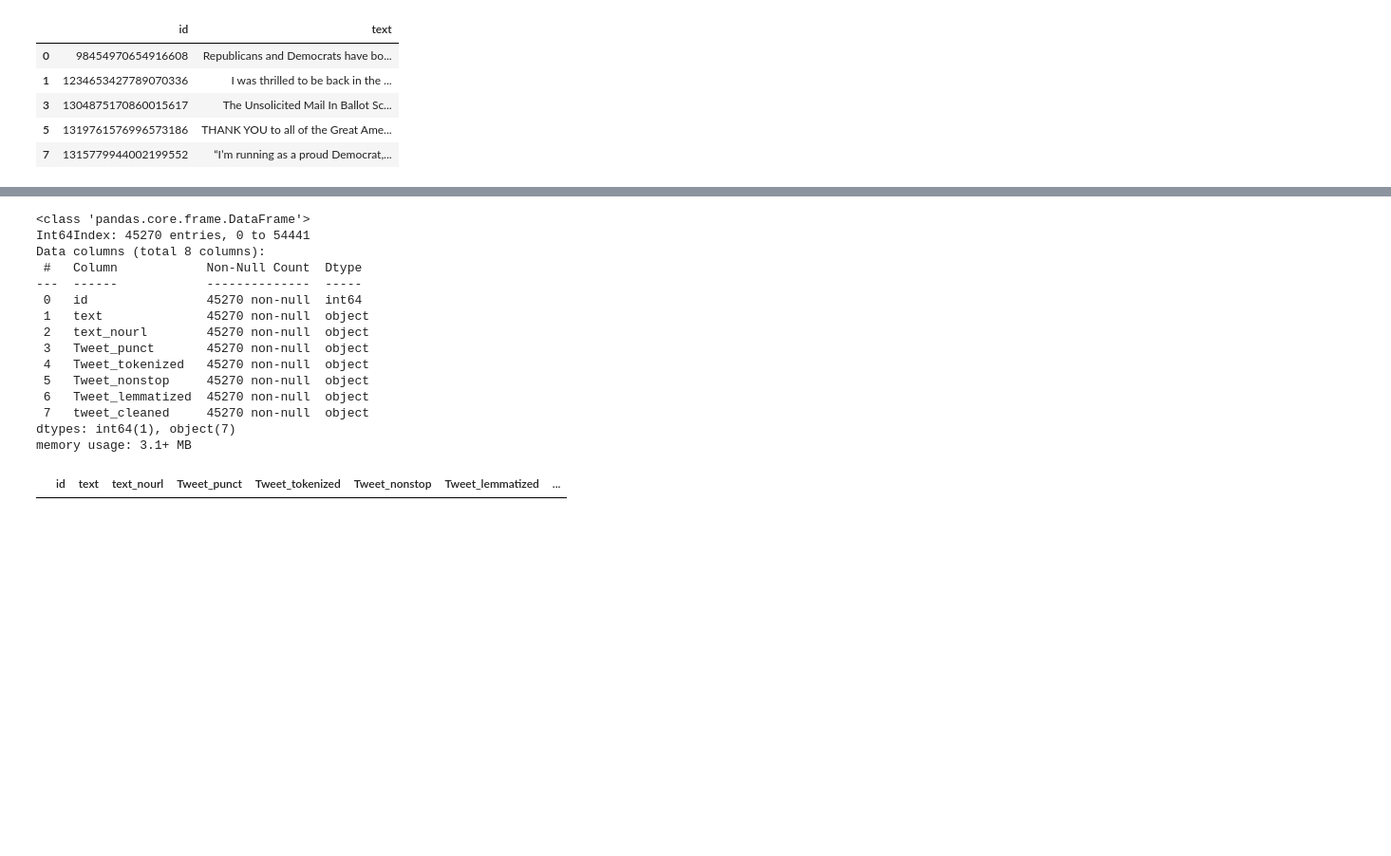
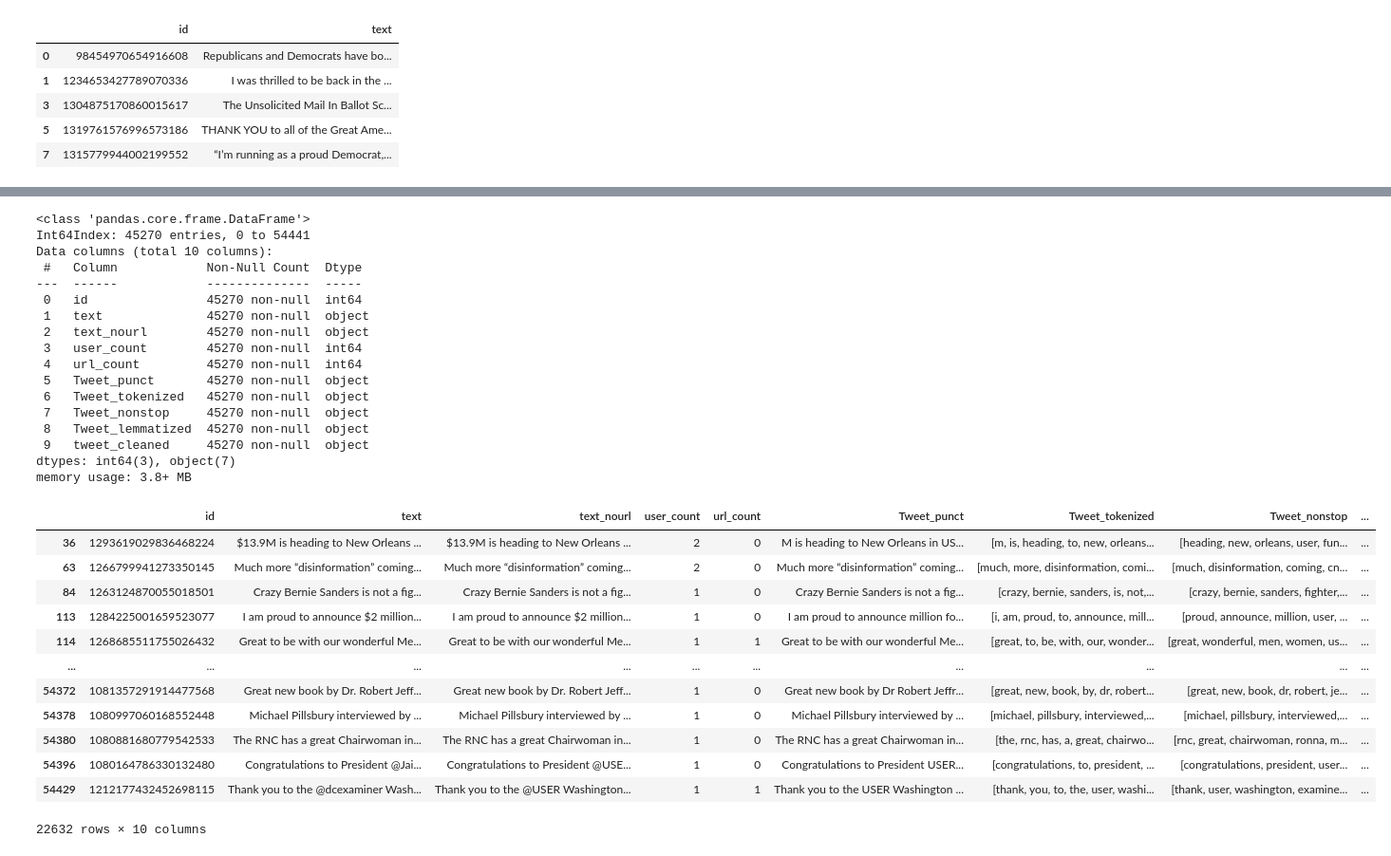
Before and after one commit to cdesch/tweets_processing, a Jupyter notebook: notebooks/text_cleaning.ipynb, the cells around one changed output, grey strips where cells are left out. Shown: that part at 95% size. Drawn from its saved outputs; the diff is of its cells as text; code cells hidden in the pictures; blank space fills up the shorter version.

```diff
--- a/notebooks/text_cleaning.ipynb
+++ b/notebooks/text_cleaning.ipynb
@@ -68,5 +68,5 @@ plt.show()
 # %%
-special_words = ["realdonaldtrump", "amp", "u"]
+special_words = ["realdonaldtrump", "amp", "u", '', 'url']
 
 def remove_punct(text):
     """
@@ -110,6 +110,8 @@ def replace_username(txt):
 def replace_url(txt):
     return re.sub(r'http\S+','_URL_ ', txt)
 
+def replace_hashtag(txt):
+    return re.sub(r'#\w+','_HASHTAG_ ', txt)
 
 def remove_url(txt):
     """Replace URLs found in a text string with nothing
@@ -126,6 +128,11 @@ def remove_url(txt):
     """
 
     return " ".join(re.sub("([^0-9A-Za-z \t])|(\w+:\/\/\S+)", "", txt).split())
+
+def count_urls(text):
+    pass
+
+# def count_users(text):
 # %%
 tweet_df.head()
 # %% [output]
@@ -138,7 +145,13 @@ tweet_df.head()
 # %%
 # tweet_df['text_nourl'] = tweet_df['text'].apply(lambda x: remove_url(x))
 tweet_df['text_nourl'] = tweet_df['text'].apply(lambda x: replace_url(x))
-# < -- Count number of these
+tweet_df['text_nourl'] = tweet_df['text_nourl'].apply(lambda x: replace_username(x))
+print(tweet_df['text_nourl'].str.count("@USER").sum())
+
+# Count User Mentions/URLS
+tweet_df['user_count'] = tweet_df['text_nourl'].str.count("@USER")
+tweet_df['url_count'] = tweet_df['text_nourl'].str.count("_URL_")
+
 # tweet_df.head()
 # Remove usernames
 tweet_df['Tweet_punct'] = tweet_df['text_nourl'].apply(lambda x: remove_punct(x))
@@ -202,22 +216,36 @@ plt.show()
 # %%
 tweet_df.info()
 # tweet_df.loc[(tweet_df['tweet_cleaned']>=100) & (df['Age']< 60) & (df['FT_Team'].str.startswith('S')),['Name','FT_Team']]
-tweet_df[tweet_df["tweet_cleaned"].apply(lambda x: 'u' in x)]
+tweet_df[tweet_df["tweet_cleaned"].apply(lambda x: 'user' in x)]
 #Filter by item in list in pandas cell
 # %% [output]
 <class 'pandas.core.frame.DataFrame'>
 Int64Index: 45270 entries, 0 to 54441
-Data columns (total 8 columns):
+Data columns (total 10 columns):
  #   Column            Non-Null Count  Dtype
 ---  ------            --------------  -----
  0   id                45270 non-null  int64
  1   text              45270 non-null  object
  2   text_nourl        45270 non-null  object
- 3   Tweet_punct       45270 non-null  object
- 4   Tweet_tokenized   45270 non-null  object
- 5   Tweet_nonstop     45270 non-null  object
- 6   Tweet_lemmatized  45270 non-null  object
- 7   tweet_cleaned     45270 non-null  object
-dtypes: int64(1), object(7)
-memory usage: 3.1+ MB
+ 3   user_count        45270 non-null  int64
+ 4   url_count         45270 non-null  int64
+ 5   Tweet_punct       45270 non-null  object
+ 6   Tweet_tokenized   45270 non-null  object
+ 7   Tweet_nonstop     45270 non-null  object
+ 8   Tweet_lemmatized  45270 non-null  object
+ 9   tweet_cleaned     45270 non-null  object
+dtypes: int64(3), object(7)
+memory usage: 3.8+ MB
-|  | id | text | text_nourl | Tweet_punct | Tweet_tokenized | Tweet_nonstop | Tweet_lemmatized | ... |
+|  | id | text | text_nourl | user_count | url_count | Tweet_punct | Tweet_tokenized | Tweet_nonstop | ... |
+| 36 | 1293619029836468224 | $13.9M is heading to New Orleans ... | $13.9M is heading to New Orleans ... | 2 | 0 | M is heading to New Orleans in US... | [m, is, heading, to, new, orleans... | [heading, new, orleans, user, fun... | ... |
+| 63 | 1266799941273350145 | Much more “disinformation” coming... | Much more “disinformation” coming... | 2 | 0 | Much more “disinformation” coming... | [much, more, disinformation, comi... | [much, disinformation, coming, cn... | ... |
+| 84 | 1263124870055018501 | Crazy Bernie Sanders is not a fig... | Crazy Bernie Sanders is not a fig... | 1 | 0 | Crazy Bernie Sanders is not a fig... | [crazy, bernie, sanders, is, not,... | [crazy, bernie, sanders, fighter,... | ... |
+| 113 | 1284225001659523077 | I am proud to announce $2 million... | I am proud to announce $2 million... | 1 | 0 | I am proud to announce million fo... | [i, am, proud, to, announce, mill... | [proud, announce, million, user, ... | ... |
+| 114 | 1268685511755026432 | Great to be with our wonderful Me... | Great to be with our wonderful Me... | 1 | 1 | Great to be with our wonderful Me... | [great, to, be, with, our, wonder... | [great, wonderful, men, women, us... | ... |
+| ... | ... | ... | ... | ... | ... | ... | ... | ... | ... |
+| 54372 | 1081357291914477568 | Great new book by Dr. Robert Jeff... | Great new book by Dr. Robert Jeff... | 1 | 0 | Great new book by Dr Robert Jeffr... | [great, new, book, by, dr, robert... | [great, new, book, dr, robert, je... | ... |
+| 54378 | 1080997060168552448 | Michael Pillsbury interviewed by ... | Michael Pillsbury interviewed by ... | 1 | 0 | Michael Pillsbury interviewed by ... | [michael, pillsbury, interviewed,... | [michael, pillsbury, interviewed,... | ... |
+| 54380 | 1080881680779542533 | The RNC has a great Chairwoman in... | The RNC has a great Chairwoman in... | 1 | 0 | The RNC has a great Chairwoman in... | [the, rnc, has, a, great, chairwo... | [rnc, great, chairwoman, ronna, m... | ... |
+| 54396 | 1080164786330132480 | Congratulations to President @Jai... | Congratulations to President @USE... | 1 | 0 | Congratulations to President USER... | [congratulations, to, president, ... | [congratulations, president, user... | ... |
+| 54429 | 1212177432452698115 | Thank you to the @dcexaminer Wash... | Thank you to the @USER Washington... | 1 | 1 | Thank you to the USER Washington ... | [thank, you, to, the, user, washi... | [thank, user, washington, examine... | ... |
+22632 rows × 10 columns
```
Also changed, not shown: parts of 4 cells of this notebook.
